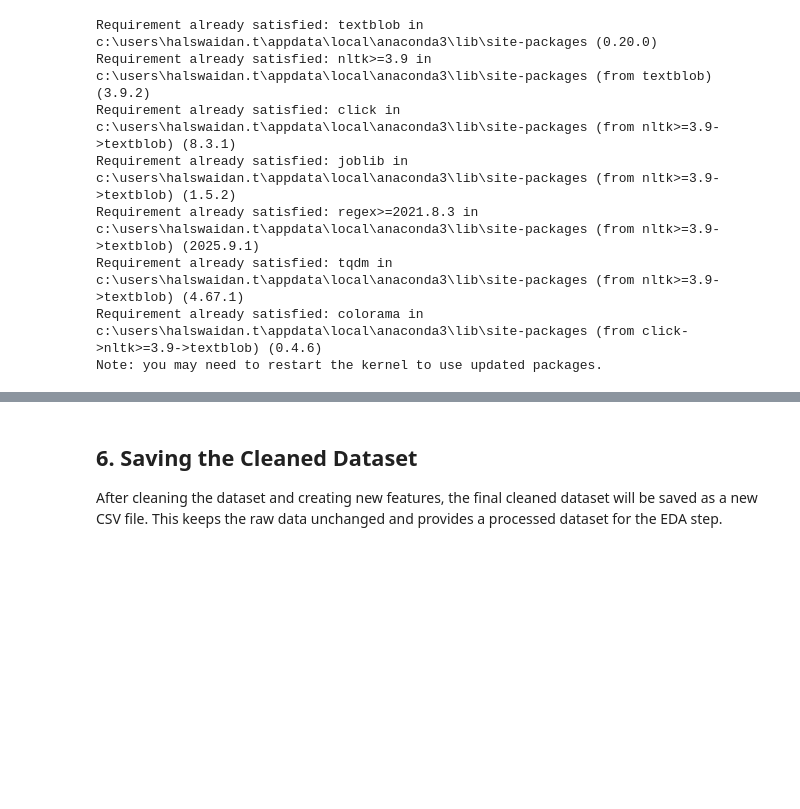
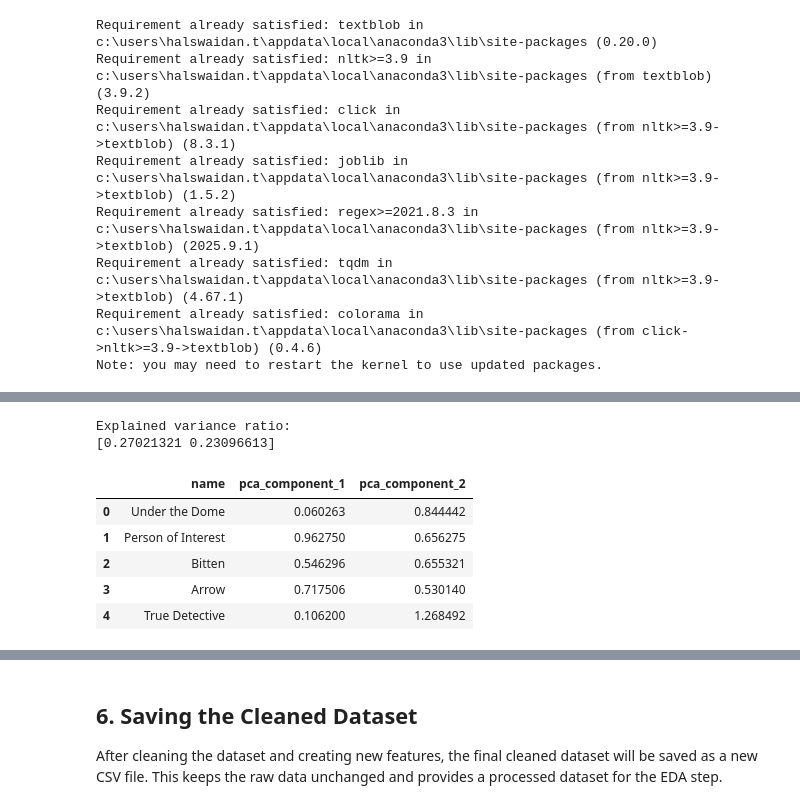
Before and after one commit to hajaralswaidan/streaming-content-strategy, a Jupyter notebook: tvmaze_cleaning.ipynb, the cells around one changed output, grey strips where cells are left out. Saved outputs shown, nothing was run; the diff lists cells and outputs as text; code cells hidden in the pictures; blank space fills up the shorter version.

```diff
--- a/tvmaze_cleaning.ipynb
+++ b/tvmaze_cleaning.ipynb
@@ -449,0 +661,42 @@ df_cleaned[["name", "episode_count", "episode_count_category"]].head()
+# %%
+from sklearn.decomposition import PCA
+
+# Select numerical features for PCA
+pca_features = df_cleaned[
+    [
+        "runtime",
+        "average_runtime",
+        "rating_average",
+        "show_age",
+        "genre_count",
+        "summary_word_count",
+        "summary_character_count",
+        "episode_count"
+    ]
+].copy()
+
+# Standardize numerical features before applying PCA
+pca_scaler = StandardScaler()
+scaled_pca_features = pca_scaler.fit_transform(pca_features)
+
+# Apply PCA with two components
+pca = PCA(n_components=2)
+pca_components = pca.fit_transform(scaled_pca_features)
+
+# Add PCA components to the dataset
+df_cleaned["pca_component_1"] = pca_components[:, 0]
+df_cleaned["pca_component_2"] = pca_components[:, 1]
+
+print("Explained variance ratio:")
+print(pca.explained_variance_ratio_)
+
+df_cleaned[["name", "pca_component_1", "pca_component_2"]].head()
+# %% [output]
+Explained variance ratio:
+[0.27021321 0.23096613]
+|  | name | pca_component_1 | pca_component_2 |
+| 0 | Under the Dome | 0.060263 | 0.844442 |
+| 1 | Person of Interest | 0.962750 | 0.656275 |
+| 2 | Bitten | 0.546296 | 0.655321 |
+| 3 | Arrow | 0.717506 | 0.530140 |
+| 4 | True Detective | 0.106200 | 1.268492 |
```
Also changed, not shown: parts of 41 cells of this notebook, 2 other files.
